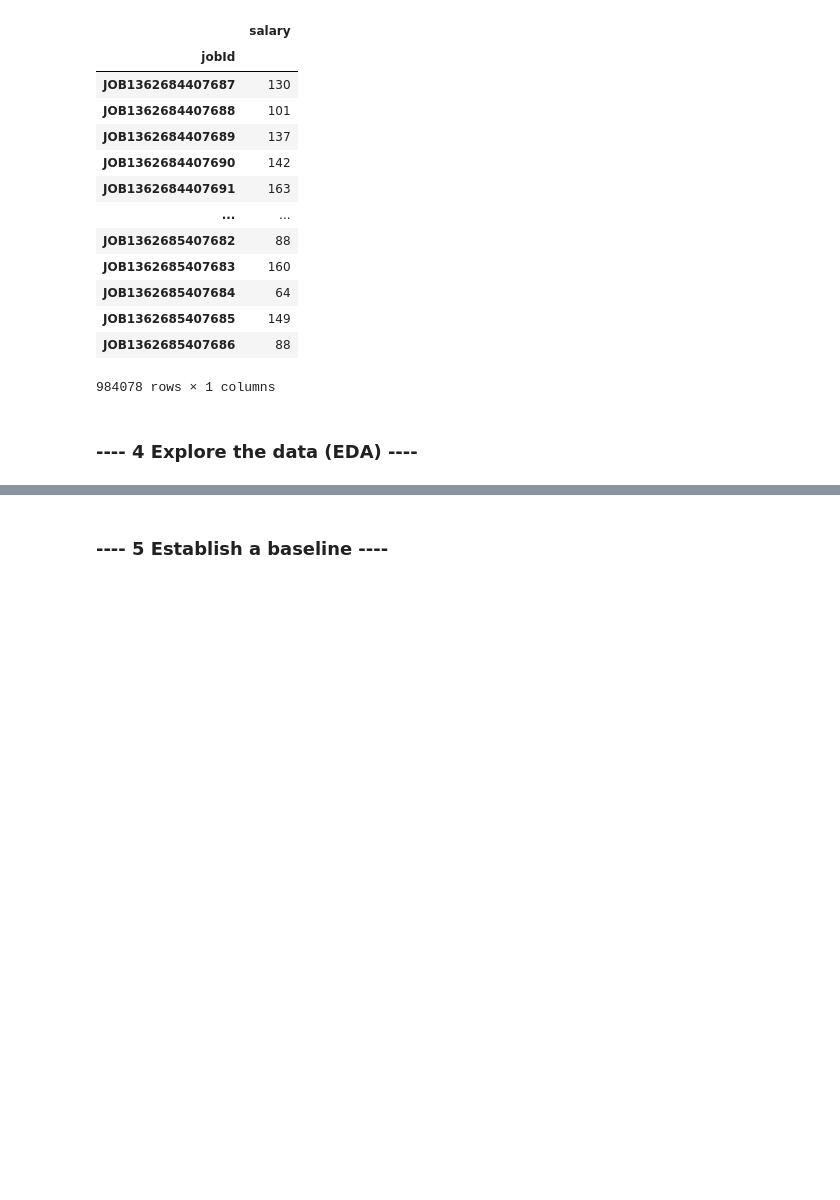
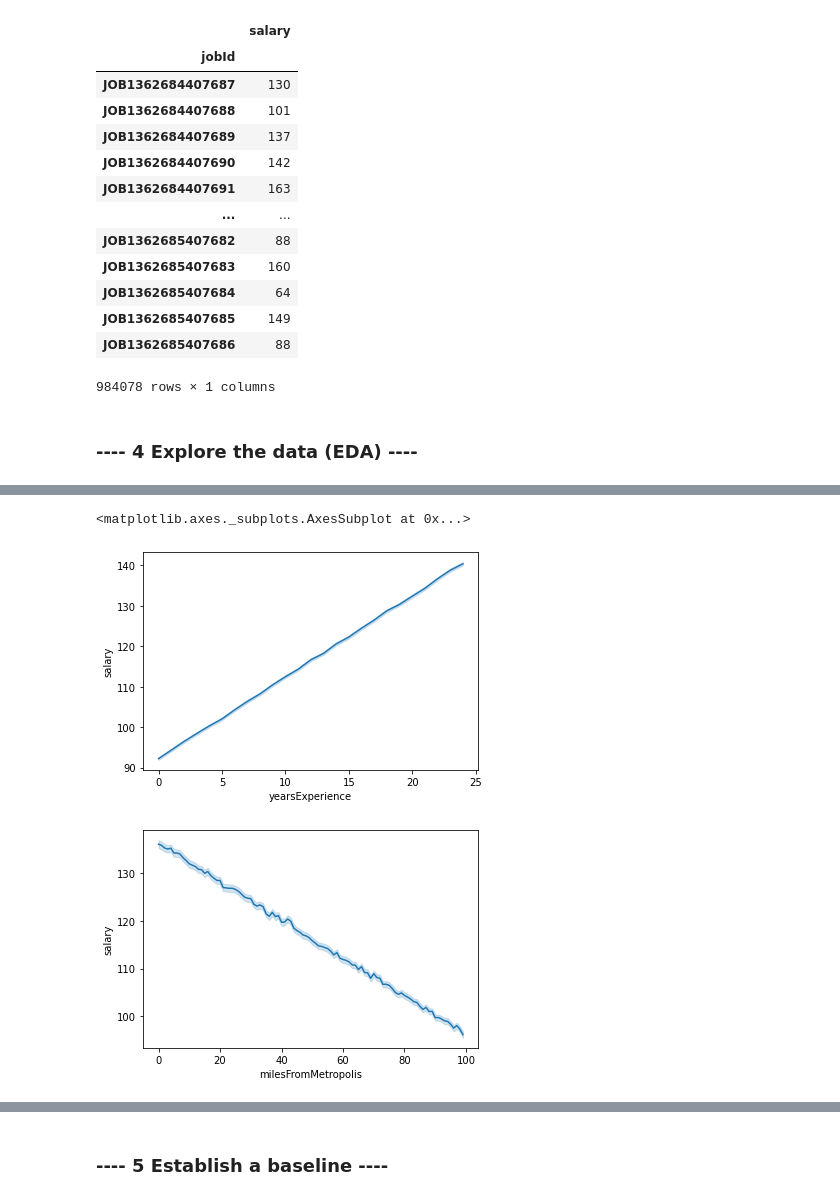
Before and after one commit to stevers28/salarypredictionportfolio, a Jupyter notebook: Salary_Prediction_Notebook.ipynb, the cells around one changed output, grey strips where cells are left out. Cells and saved outputs as stored; diff of their text form; code cells hidden in the pictures; blank space fills up the shorter version.

```diff
--- a/Salary_Prediction_Notebook.ipynb
+++ b/Salary_Prediction_Notebook.ipynb
@@ -273,0 +289,11 @@ train_salaries
+# %%
+#graph correlation between continuous variables and salary
+
+plt.figure()
+sns.lineplot(x="yearsExperience", y="salary", data=train_w_salary)
+plt.figure()
+sns.lineplot(x="milesFromMetropolis", y="salary", data=train_w_salary)
+# %% [output]
+<matplotlib.axes._subplots.AxesSubplot at 0x...>
+[figure, added]
+[figure, added]
```
Also changed, not shown: parts of 24 cells of this notebook.
